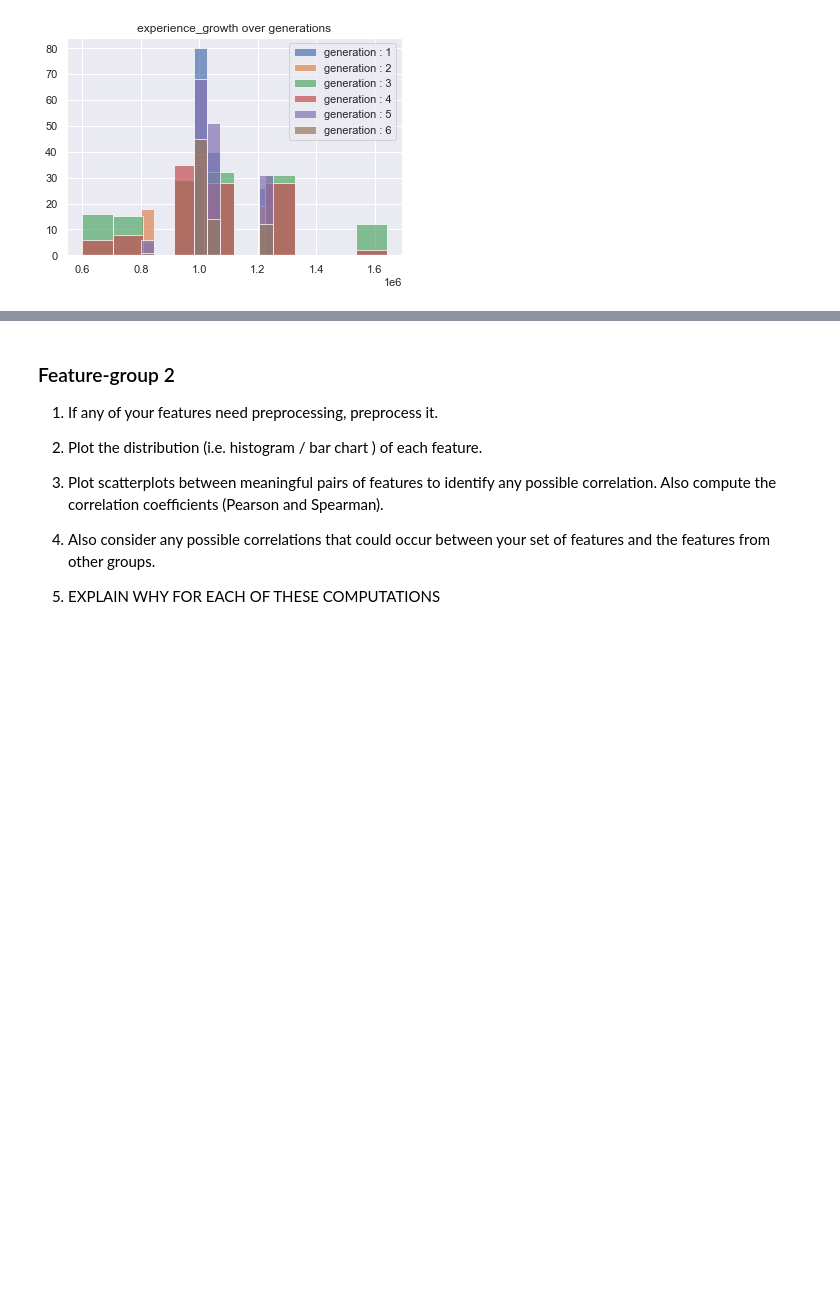
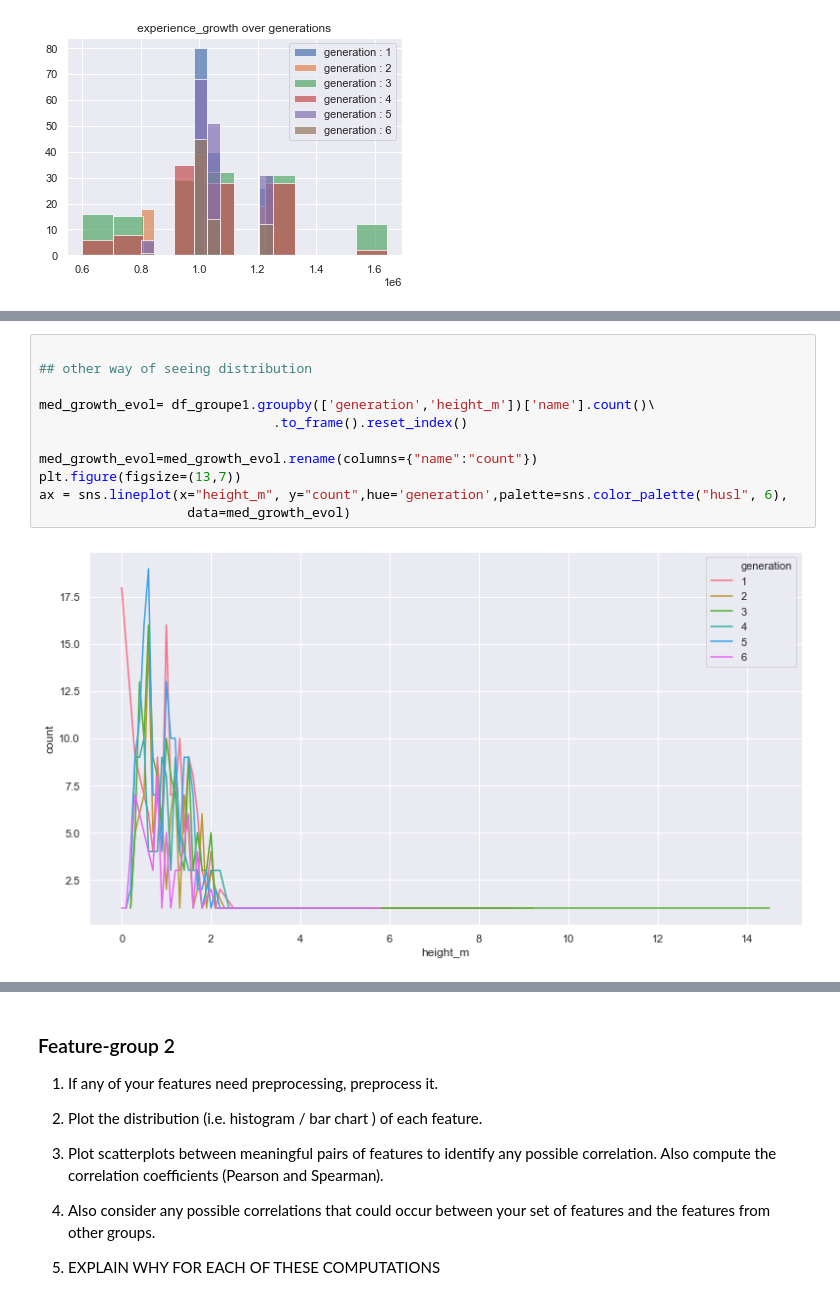
Before and after one commit to com-480-data-visualization/com-480-project-analaktycs, a Jupyter notebook: Milestone1.ipynb, the cells around one changed output, grey strips where cells are left out. Cells and saved outputs as stored; diff of their text form; blank space fills up the shorter version.

```diff
--- a/Milestone1.ipynb
+++ b/Milestone1.ipynb
@@ -248,0 +256,13 @@ ttl=plt.title('experience_growth over generations')
+# %%
+
+## other way of seeing distribution
+
+med_growth_evol= df_groupe1.groupby(['generation','height_m'])['name'].count()\
+                              .to_frame().reset_index()
+
+med_growth_evol=med_growth_evol.rename(columns={"name":"count"})
+plt.figure(figsize=(13,7))
+ax = sns.lineplot(x="height_m", y="count",hue='generation',palette=sns.color_palette("husl", 6),
+                   data=med_growth_evol)
+# %% [output]
+[figure, added]
```
Also changed, not shown: parts of 8 cells of this notebook.
